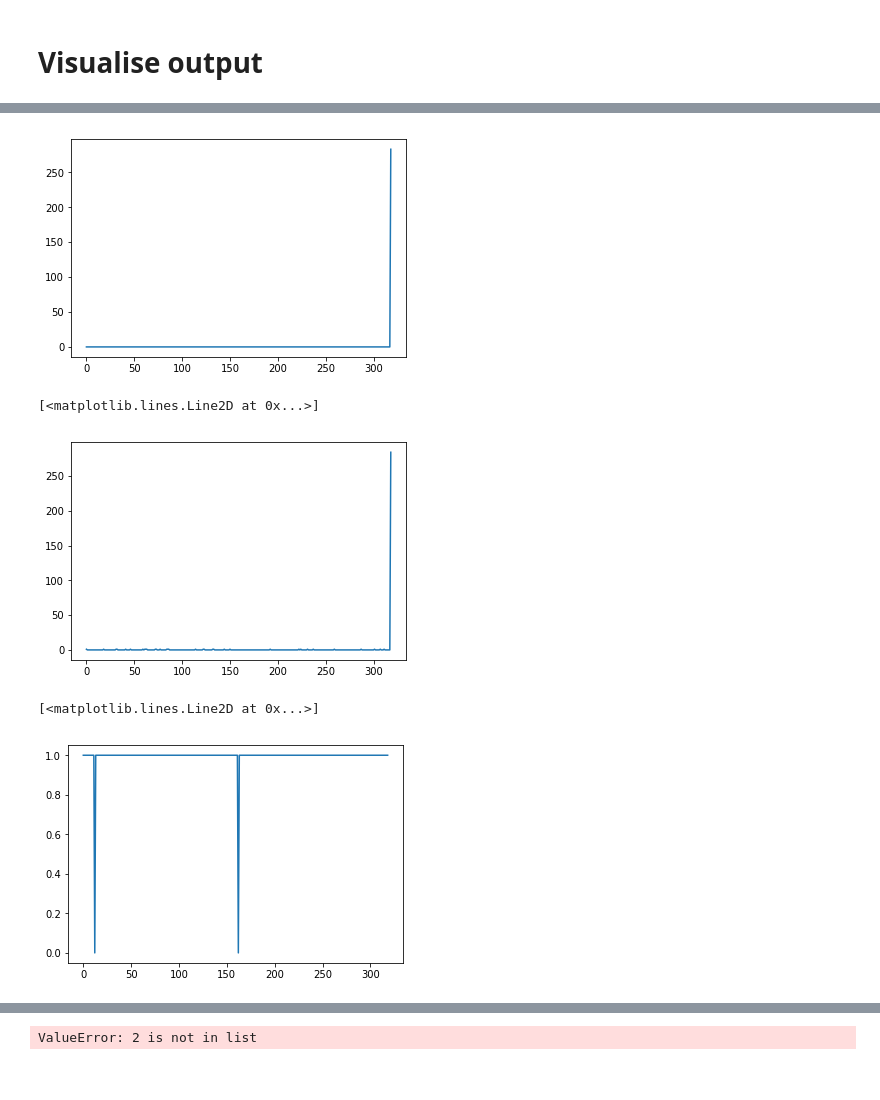
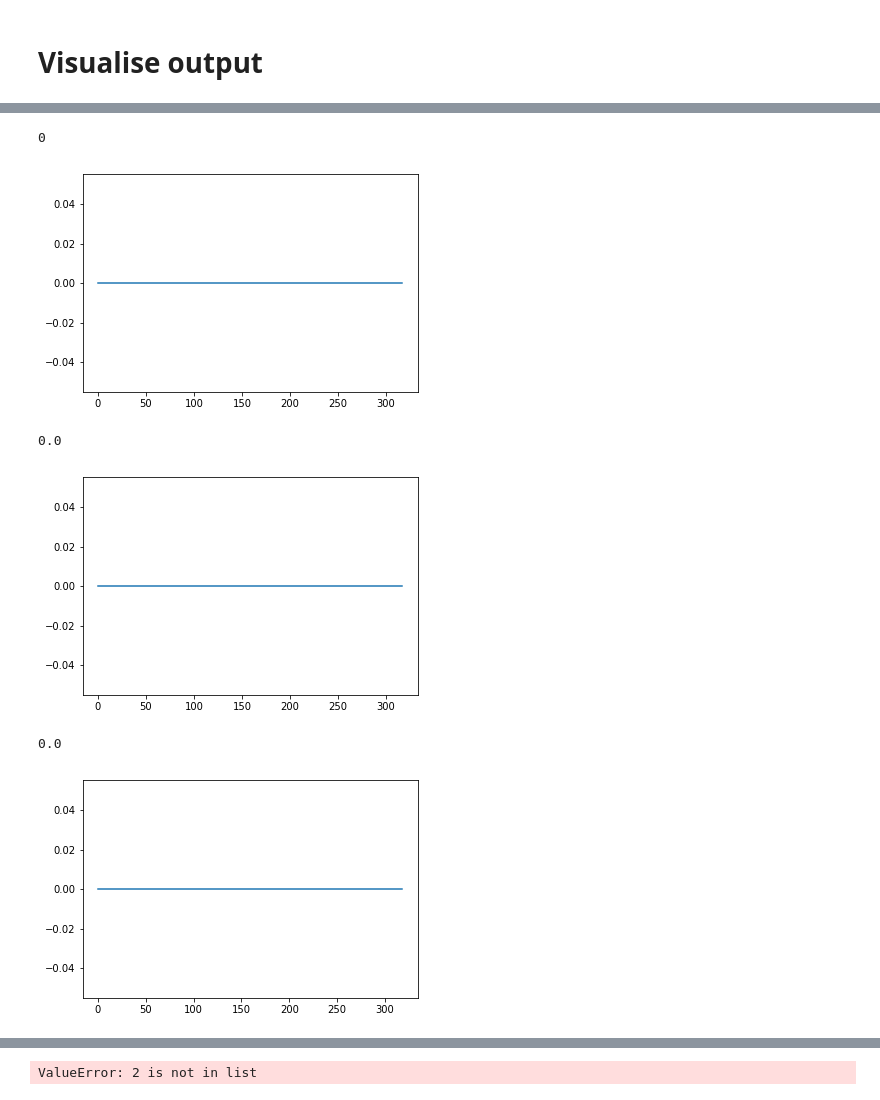
Before and after one commit to tonghuikang/draw-sgp-electoral-boundaries, a Jupyter notebook: modelling/equal_consts.ipynb, the cells around one changed output, grey strips where cells are left out. Drawn from its saved outputs; the diff is of its cells as text; code cells hidden in the pictures.

```diff
--- a/modelling/equal_consts.ipynb
+++ b/modelling/equal_consts.ipynb
@@ -176,7 +176,7 @@ X = [[solver.NumVar(0.0, matrix_capacities[i][j], 'x'+str(i)+"-"+str(j))
      for i in range(N+1)]
 
 # define supplies
-for i in range(N):
+for i in range(N+1):
     solver.Add(sum([X[i][j] for j in range(N+1)])
              - sum([X[j][i] for j in range(N+1)])
             == nodes["supplies"][i])
@@ -297,16 +283,25 @@ edges[edges["flows"]>0].sort_index().sort_values(by="end_nodes").tail(20)
 # %%
-plt.plot([sum([r > 0 for r in row]) for row in np.transpose(matrix_flows)])
+arr = [sum([r > 0 for r in row]) for row in np.transpose(matrix_flows)][:-1]
+print(sum(arr))
+plt.plot(arr)
 plt.show()
 # %% [output]
+0
-[figure, old version]
+[figure, new version]
 # %%
-plt.plot([sum(row) for row in np.transpose(matrix_flowing)])
+arr = [sum(row) for row in np.transpose(matrix_flowing)][:-1]
+print(sum(arr))
+plt.plot(arr)
+plt.show()
 # %% [output]
-[<matplotlib.lines.Line2D at 0x...>]
+0.0
-[figure, old version]
+[figure, new version]
 # %%
-plt.plot([sum(row) for row in matrix_flowing])
+arr = [sum(row) for row in matrix_flowing]
+print(sum(arr))
+plt.plot(arr)
+plt.show()
 # %% [output]
-[<matplotlib.lines.Line2D at 0x...>]
+0.0
-[figure, old version]
+[figure, new version]
 # %%
```
Also changed, not shown: parts of 11 cells of this notebook.
